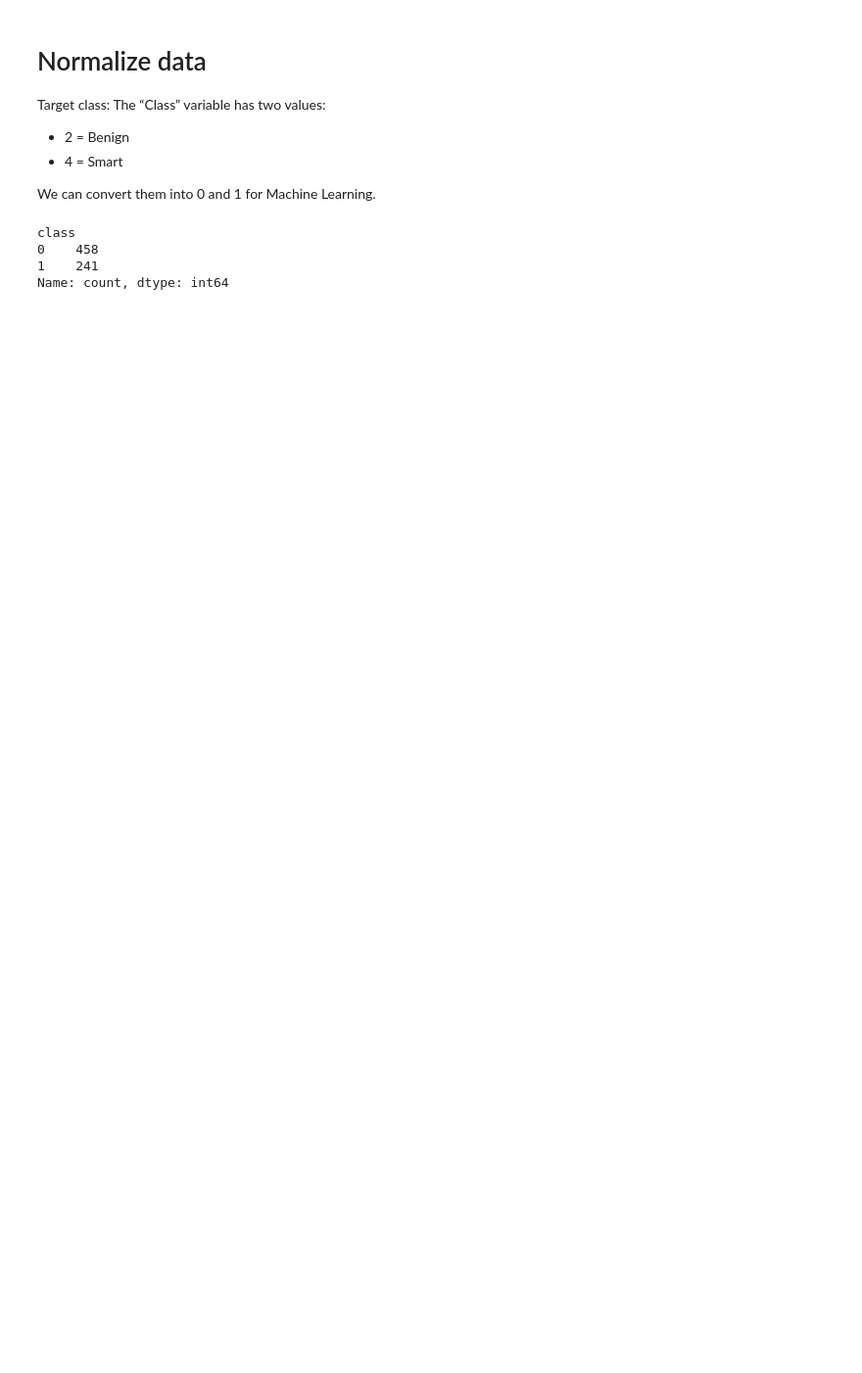
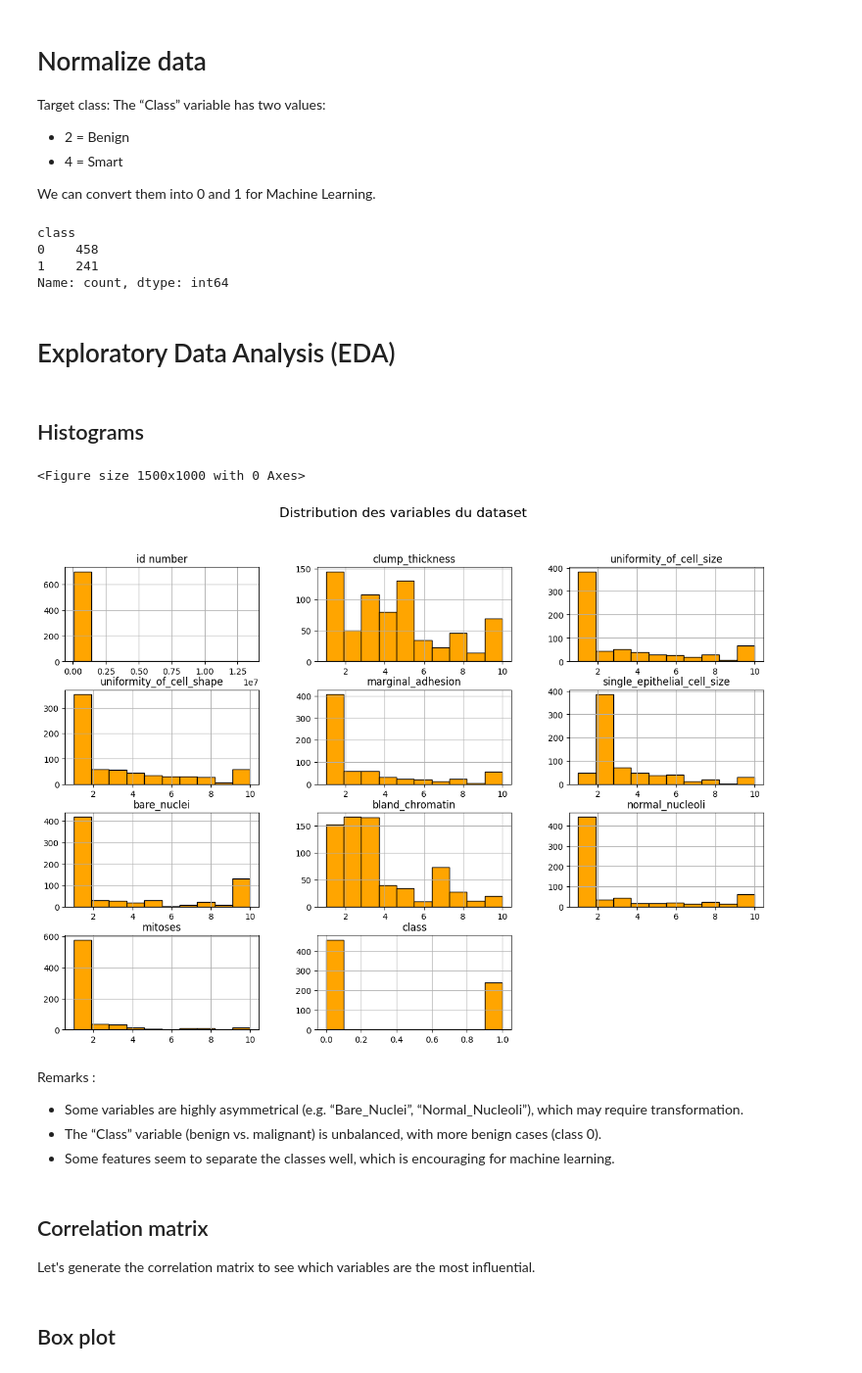
Before and after one commit to eleffa/Machine-learning, a Jupyter notebook: breast-cancer-wisconsin.ipynb, the cells around one changed output. Shown at 98% size. Saved outputs shown, nothing was run; the diff lists cells and outputs as text; code cells hidden in the pictures; blank space fills up the shorter version.

```diff
--- a/breast-cancer-wisconsin.ipynb
+++ b/breast-cancer-wisconsin.ipynb
@@ -100,3 +102,8 @@ df_col
 | 8 | normal_nucleoli | int64 | 10 | 0 | 0.000000 | 699 |
 | 9 | mitoses | int64 | 9 | 0 | 0.000000 | 699 |
 | 10 | class | int64 | 2 | 0 | 0.000000 | 699 |
+# %%
+df["bare_nuclei"].fillna(df["bare_nuclei"].median(), inplace=True)
+
+# Check if any values are missing
+print(df["bare_nuclei"].isnull().sum())
@@ -116,3 +131,28 @@ class
 0    458
 1    241
 Name: count, dtype: int64
+# %% [markdown]
+# Exploratory Data Analysis (EDA)
+# %% [markdown]
+## Histograms
+# %%
+plt.figure(figsize=(15, 10))
+
+# Create histograms for each variable
+df.hist(figsize=(15, 10), bins=10, edgecolor='black', color='orange')
+plt.suptitle("Distribution des variables du dataset", fontsize=16)
+plt.show()
+# %% [output]
+<Figure size 1500x1000 with 0 Axes>
+[figure, added]
+# %% [markdown]
+Remarks :
++ Some variables are highly asymmetrical (e.g. “Bare_Nuclei”, “Normal_Nucleoli”), which may require transformation.
++ The “Class” variable (benign vs. malignant) is unbalanced, with more benign cases (class 0).
++ Some features seem to separate the classes well, which is encouraging for machine learning.
+# %% [markdown]
+## Correlation matrix
+
+Let's generate the correlation matrix to see which variables are the most influential.
+# %% [markdown]
+## Box plot
```
Also changed, not shown: parts of 2 cells of this notebook.
